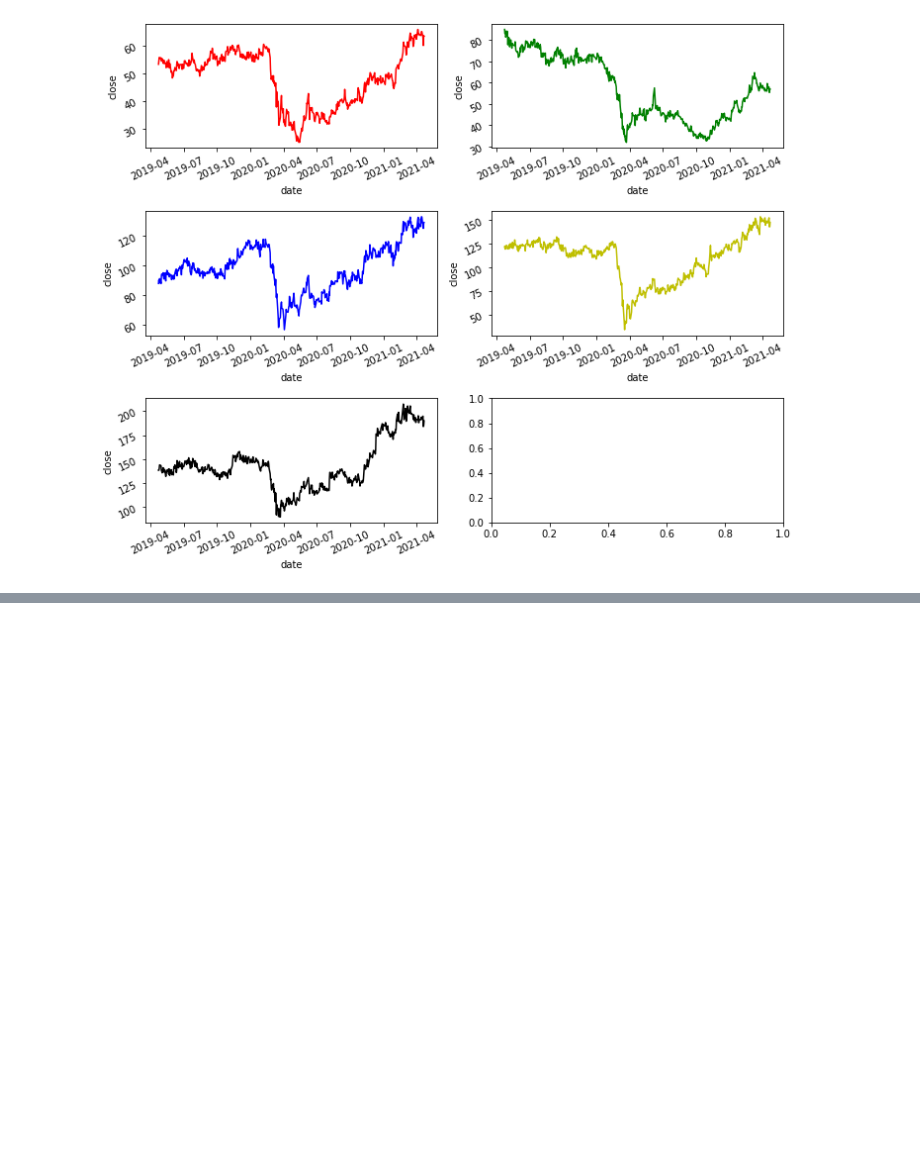
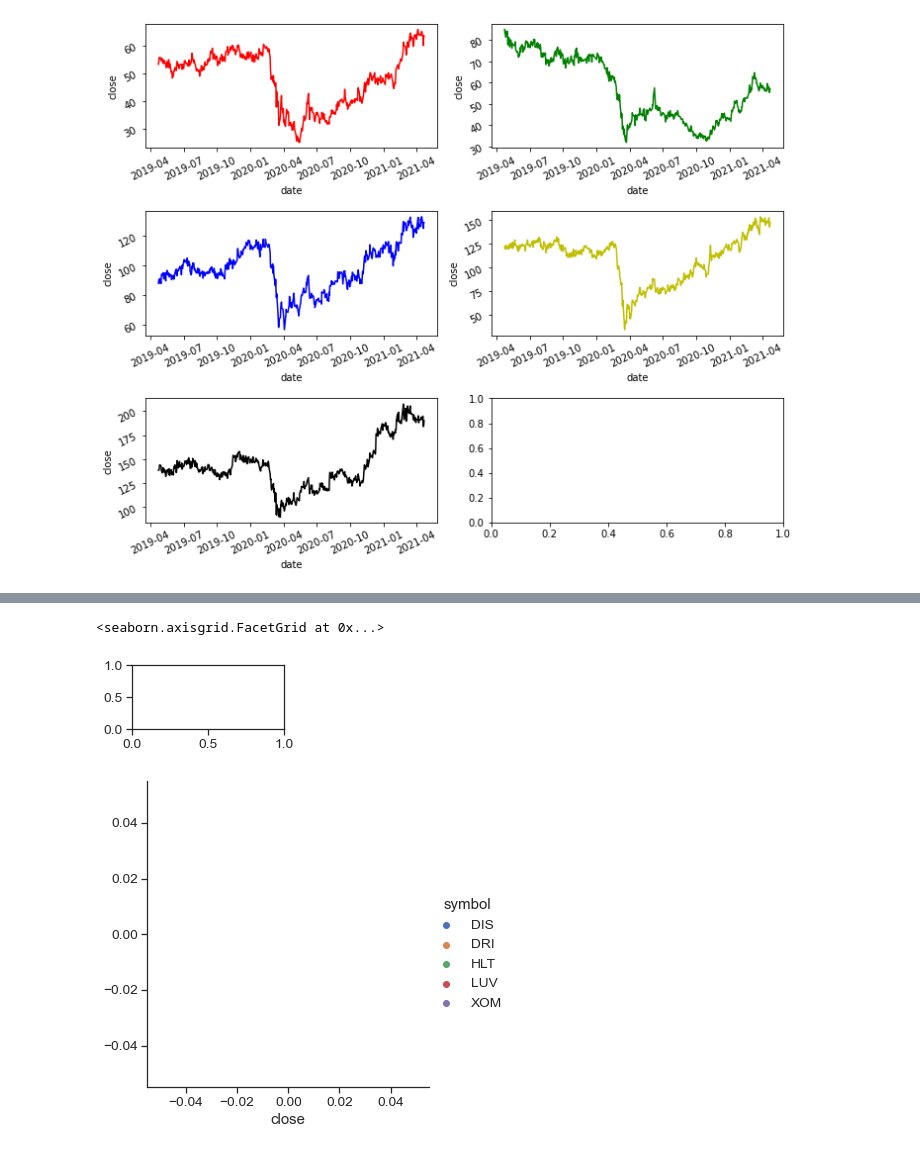
Before and after one commit to SharonBond/homework, a Jupyter notebook: github_IEX_API_project.ipynb, the cells around one changed output, grey strips where cells are left out. Drawn from its saved outputs; the diff is of its cells as text; code cells hidden in the pictures; blank space fills up the shorter version.

```diff
--- a/github_IEX_API_project.ipynb
+++ b/github_IEX_API_project.ipynb
@@ -60 +61,5 @@ LUV_df
 505 rows × 5 columns
+# %%
+all_df = pd.concat([LUV_df, DRI_df, HLT_df, XOM_df, DIS_df], axis=0)
+all_df = all_df.sort_index()
+all_df
@@ -186,0 +235,11 @@ fig.tight_layout(pad = 1.2)
+# %%
+# NOT PLANNING ON USING
+
+#plt.subplot(#total rows, colums, plot number
+#plt.subplot(3,2,1)
+sns.rel
+plot('close', hue = 'symbol', data = all_df)
+# %% [output]
+<seaborn.axisgrid.FacetGrid at 0x...>
+[figure, added]
+[figure, added]
```
Also changed, not shown: parts of 9 cells of this notebook.
